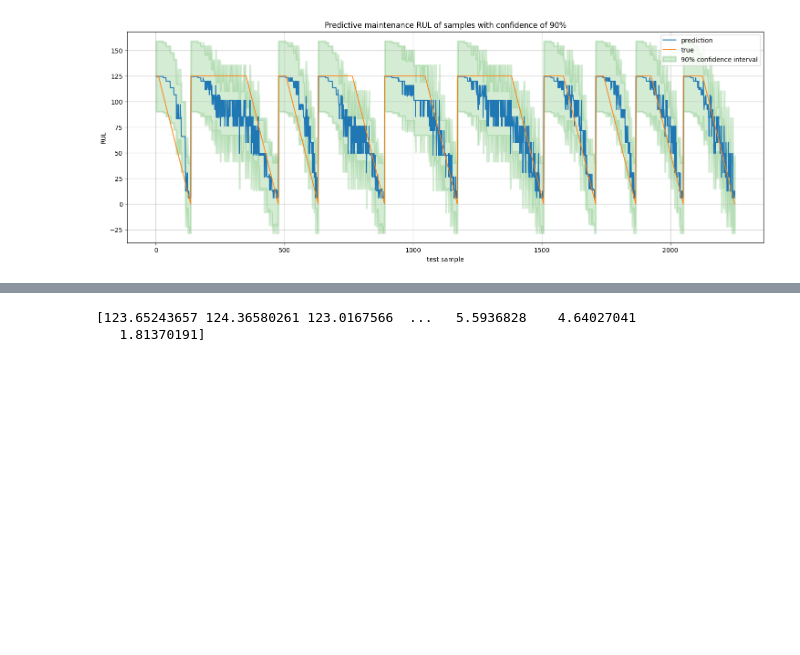
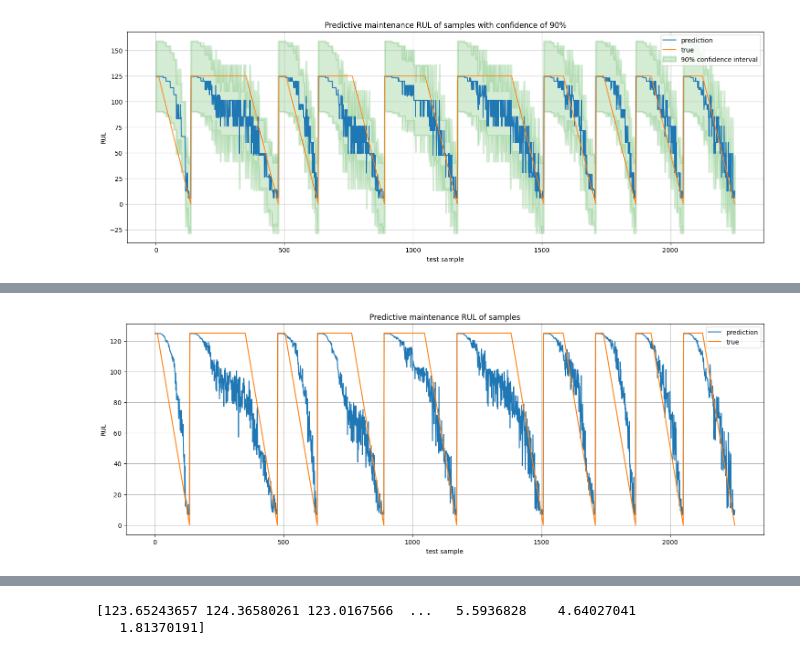
Before and after one commit to mpova/thes, a Jupyter notebook: crepes_model.ipynb, the cells around one changed output, grey strips where cells are left out. Cells and saved outputs as stored; diff of their text form; code cells hidden in the pictures; blank space fills up the shorter version.

```diff
--- a/crepes_model.ipynb
+++ b/crepes_model.ipynb
@@ -219,6 +222,16 @@ def decision_tree(X_train, y_train, X_test):
   # rmse = mean_squared_error(y_test,y_pred,squared=False)
 
   return model, y_pred
+# %%
+from sklearn.ensemble import RandomForestRegressor
+# from sklearn.datasets import make_regression
+
+def random_forest(X_train, y_train, X_test):
+  regr = RandomForestRegressor(max_depth=5, random_state=0, n_jobs = -1)
+  model = regr.fit(X_train, y_train)
+  y_pred = model.predict(X_test)
+
+  return model,y_pred
 # %%
 from sklearn.ensemble import GradientBoostingRegressor
 
@@ -231,13 +242,4 @@ def gradient_boost(X_train, y_train, X_test):
   return model, y_pred
-# %%
-from sklearn.ensemble import RandomForestRegressor
-
-
-def random_forest(X_train, y_train, X_test):
-  regr = RandomForestRegressor(max_depth=2, random_state=0, n_jobs = -1)
-  model = regr.fit(X_train, y_train)
-
-  return model
 # %%
 from sklearn.svm import SVR
 def svr(X_train, y_train, X_test):
@@ -355,0 +399,2 @@ plot_with_cp(y_test, y_pred_dt, y_pis_dt, "90")
+# %%
+RF_model, y_pred = random_forest(X_train, y_train, X_test)
@@ -355,0 +414,4 @@ plot_with_cp(y_test, y_pred_dt, y_pis_dt, "90")
+# %%
+plot_without_cp(y_test, y_pred_rf)
+# %% [output]
+[figure, added]
```
Also changed, not shown: parts of 60 cells of this notebook.
